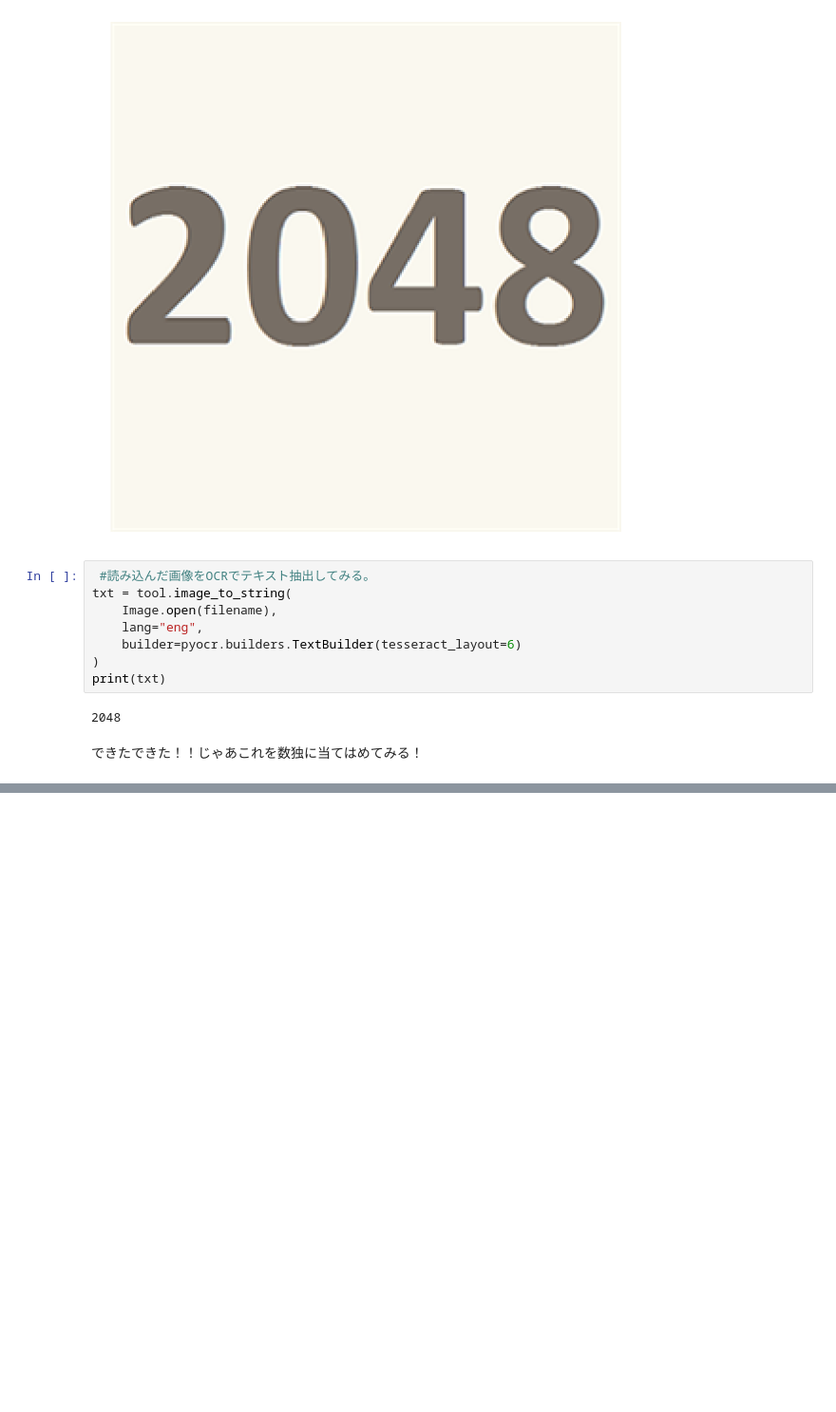
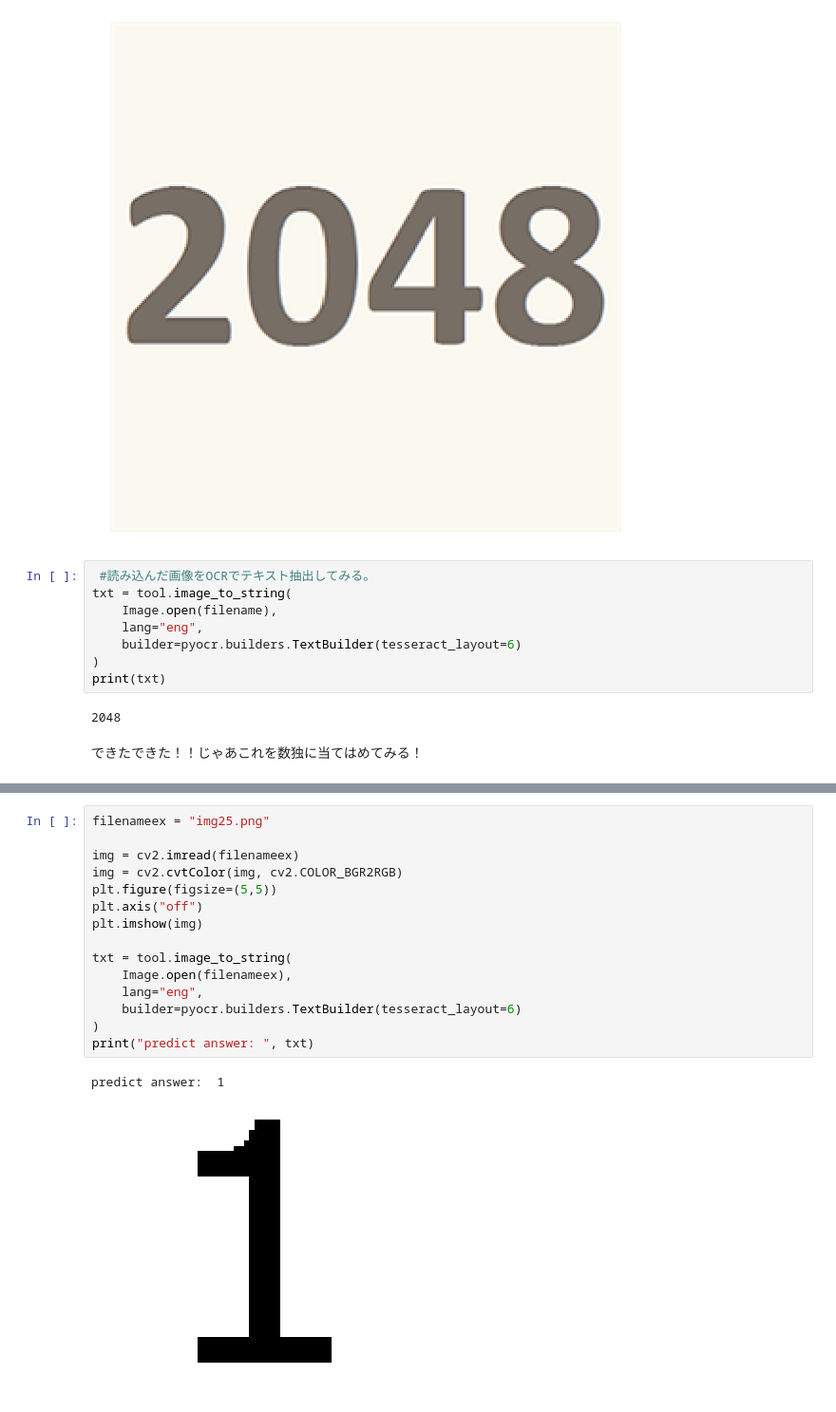
Before and after one commit to aichizokkoku/sudoku, a Jupyter notebook: tesseract_ocr.ipynb, the cells around one changed output, grey strips where cells are left out. Shown: that part at 95% size. Drawn from its saved outputs; the diff is of its cells as text; blank space fills up the shorter version.

```diff
--- a/tesseract_ocr.ipynb
+++ b/tesseract_ocr.ipynb
@@ -94,0 +113,18 @@ print(txt)
+# %%
+filenameex = "img25.png"
+
+img = cv2.imread(filenameex)
+img = cv2.cvtColor(img, cv2.COLOR_BGR2RGB)
+plt.figure(figsize=(5,5))
+plt.axis("off")
+plt.imshow(img)
+
+txt = tool.image_to_string(
+    Image.open(filenameex),
+    lang="eng",
+    builder=pyocr.builders.TextBuilder(tesseract_layout=6)
+)
+print("predict answer: ", txt)
+# %% [output]
+predict answer:  1
+[figure, added]
```
Also changed, not shown: parts of 3 cells of this notebook.
